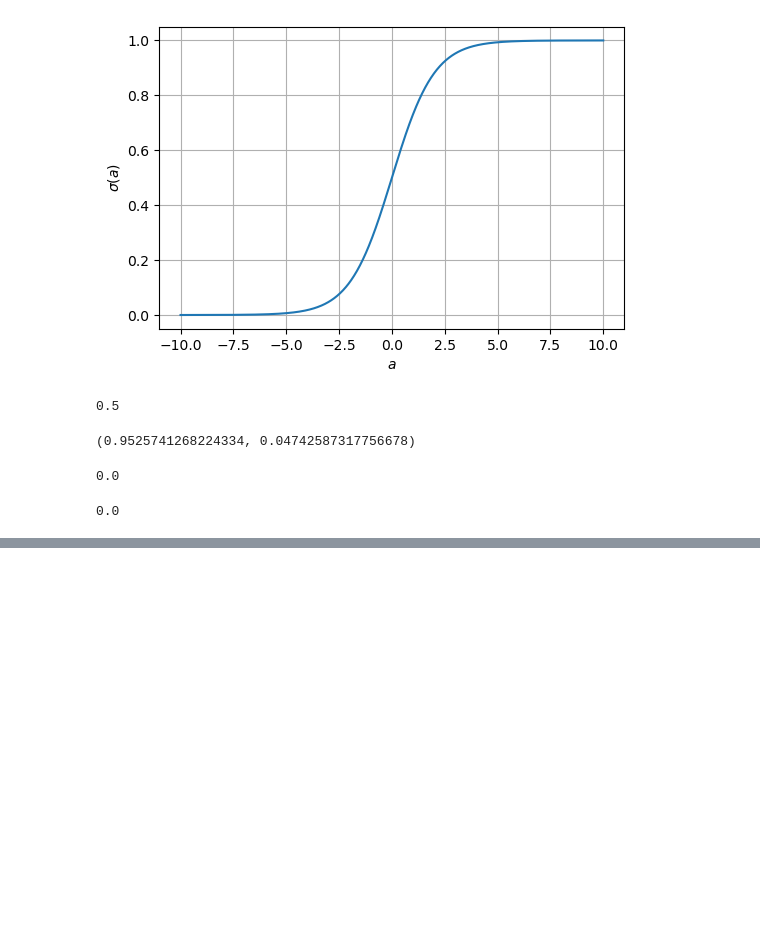
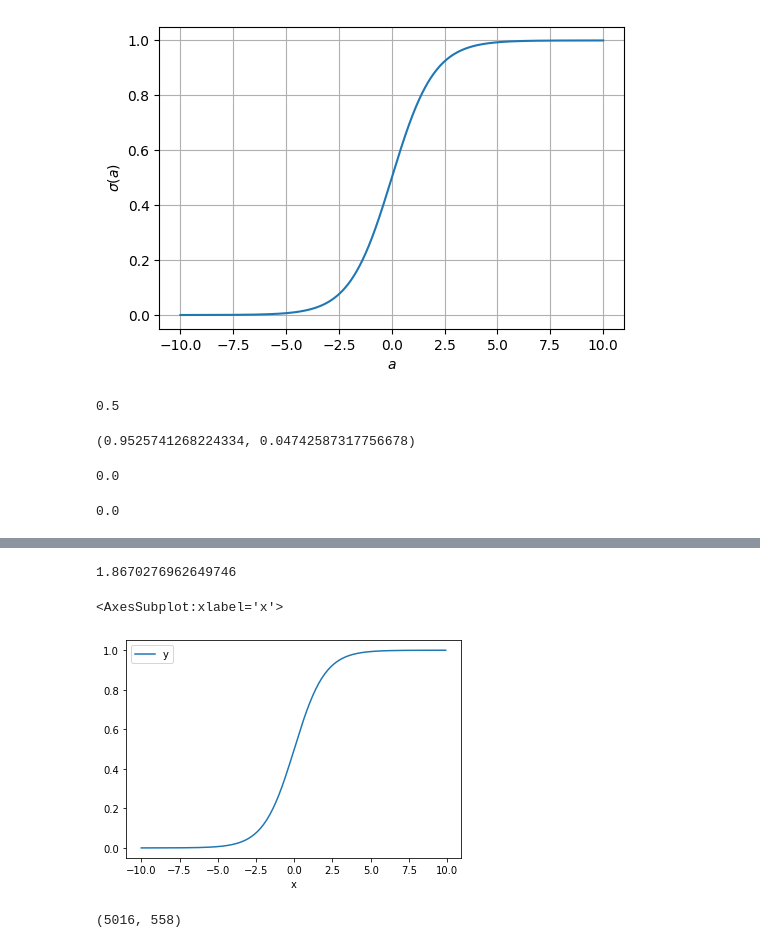
Before and after one commit to sorajiro0802/TDU, a Jupyter notebook: chokkan/05.ipynb, the cells around one changed output, grey strips where cells are left out. Drawn from its saved outputs; the diff is of its cells as text; code cells hidden in the pictures; blank space fills up the shorter version.

```diff
--- a/chokkan/05.ipynb
+++ b/chokkan/05.ipynb
@@ -57,0 +233,45 @@ sigmoid(-10000.)
+# %%
+import numpy as np
+
+
+class LogisticClassifier():
+
+    def __init__(self):
+        self.w = None
+
+    def sigmoid(self, a):
+        # refer 5.3.1
+        return (0 <= a) * (1 / (1 + np.exp(-a))) + (0 > a) * (1. - 1 / (1 + np.exp(a)))
+
+    def train(self, X, Y, eta=1.0, alpha=1e-6, epoch=40000, eps=1e-6):
+        N = X.shape[0]
+        self.w = np.random.uniform(size=(X.shape[-1], 1))
+        for t in range(epoch):
+            i = np.random.choice(N)
+            delta = (Y[i] - self.predict_proba(X[i])) * X[i]
+            delta = delta.reshape((-1, 1)) - 2 * alpha * self.w / N
+            if np.sum(np.abs(delta)) < eps:
+                break
+            self.w += eta * delta
+        return self
+
+    def predict_proba(self, X):
+        y = self.sigmoid(X @ self.w)
+        return y.flatten()
+
+    def predict(self, X, threshold=0.5):
+        return (self.predict_proba(X) >= threshold).astype(int)
+# %%
+np.random.uniform(low=1, high=3)
+# %% [output]
+1.8670276962649746
+# %%
+import pandas as pd
+
+pd.DataFrame({
+    "x":np.arange(-10, 10, 0.1),
+    "y":LogisticClassifier().sigmoid(np.arange(-10, 10, 0.1))
+}).plot.line(x='x', y='y')
+# %% [output]
+<AxesSubplot:xlabel='x'>
+[figure, added]
@@ -57,0 +332,4 @@ sigmoid(-10000.)
+# %%
+len(trainData), len(testData)
+# %% [output]
+(5016, 558)
```
Also changed, not shown: parts of 30 cells of this notebook, 1 other file.
